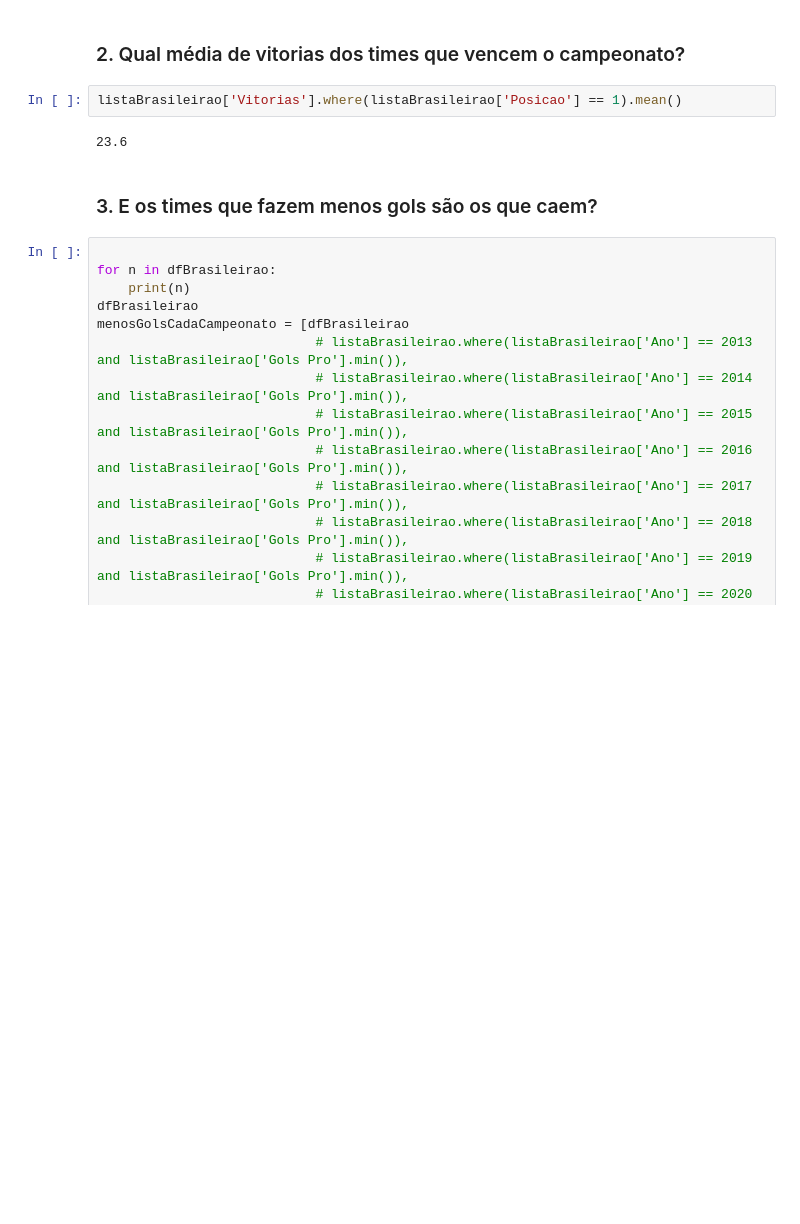
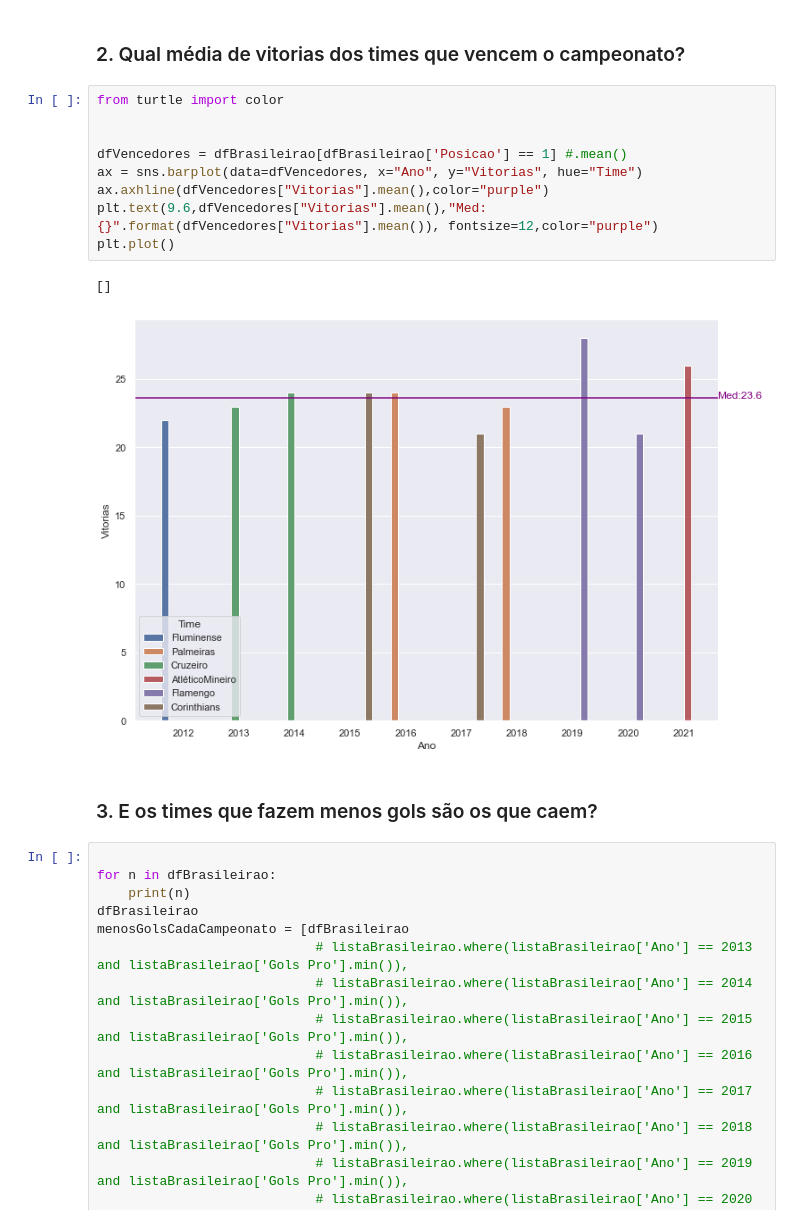
Before and after one commit to bjbomfim/INF1032_AnaliseDeDados_Brasileirao, a Jupyter notebook: primeiraEntrega.ipynb, the cells around one changed output. Drawn from its saved outputs; the diff is of its cells as text; blank space fills up the shorter version.

```diff
--- a/primeiraEntrega.ipynb
+++ b/primeiraEntrega.ipynb
@@ -114,9 +105,17 @@ plt.show()
 # %% [markdown]
 ### 2. Qual média de vitorias dos times que vencem o campeonato?
-# %%
-listaBrasileirao['Vitorias'].where(listaBrasileirao['Posicao'] == 1).mean()
-# %% [output]
-23.6
+# %%
+from turtle import color
+
+
+dfVencedores = dfBrasileirao[dfBrasileirao['Posicao'] == 1] #.mean()
+ax = sns.barplot(data=dfVencedores, x="Ano", y="Vitorias", hue="Time")
+ax.axhline(dfVencedores["Vitorias"].mean(),color="purple")
+plt.text(9.6,dfVencedores["Vitorias"].mean(),"Med:{}".format(dfVencedores["Vitorias"].mean()), fontsize=12,color="purple")
+plt.plot()
+# %% [output]
+[]
+[figure, added]
 # %% [markdown]
 ### 3. E os times que fazem menos gols são os que caem?
 # %%
```
Also changed, not shown: parts of 15 cells of this notebook.
